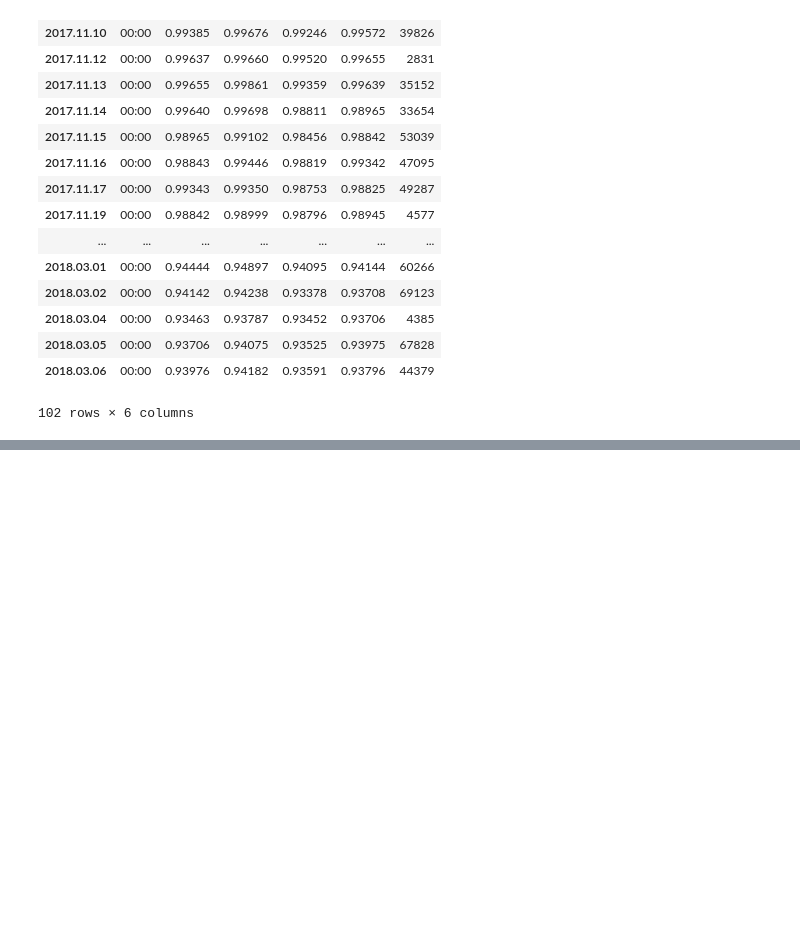
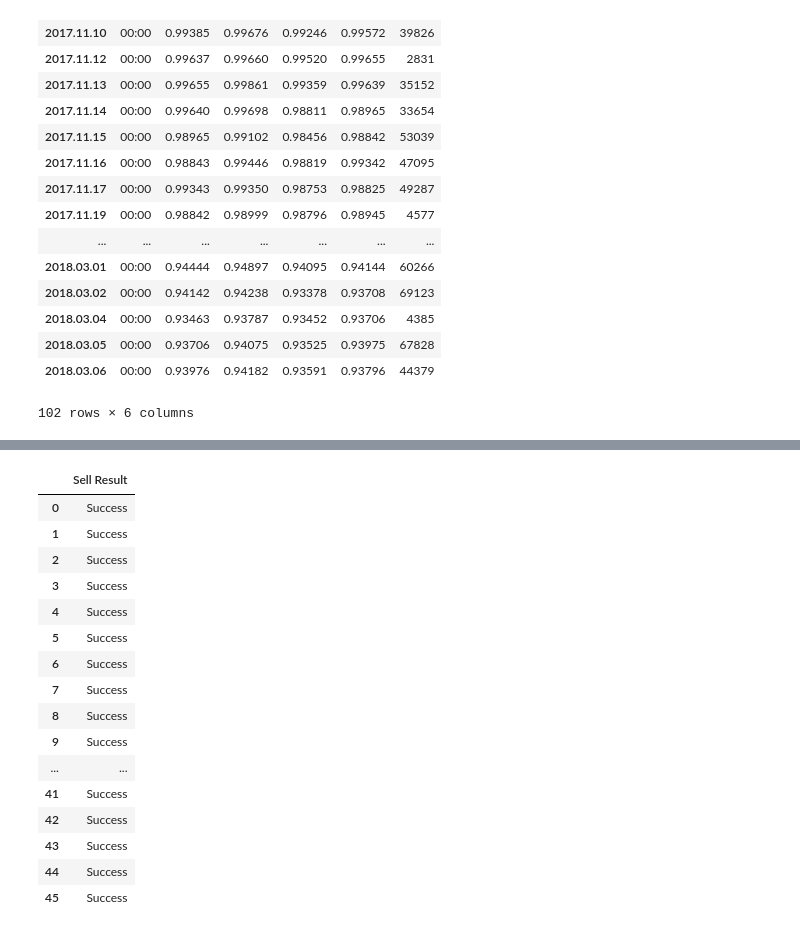
Before and after one commit to MstrMnd21/analytics-python-currency, a Jupyter notebook: Nostradamus.ipynb, the cells around one changed output, grey strips where cells are left out. Cells and saved outputs as stored; diff of their text form; code cells hidden in the pictures; blank space fills up the shorter version.

```diff
--- a/Nostradamus.ipynb
+++ b/Nostradamus.ipynb
@@ -271,0 +252,20 @@ WinRateForSell
+# %%
+SellPosSubResult_pd
+# %% [output]
+|  | Sell Result |
+| 0 | Success |
+| 1 | Success |
+| 2 | Success |
+| 3 | Success |
+| 4 | Success |
+| 5 | Success |
+| 6 | Success |
+| 7 | Success |
+| 8 | Success |
+| 9 | Success |
+| ... | ... |
+| 41 | Success |
+| 42 | Success |
+| 43 | Success |
+| 44 | Success |
+| 45 | Success |
```
Also changed, not shown: parts of 5 cells of this notebook.
